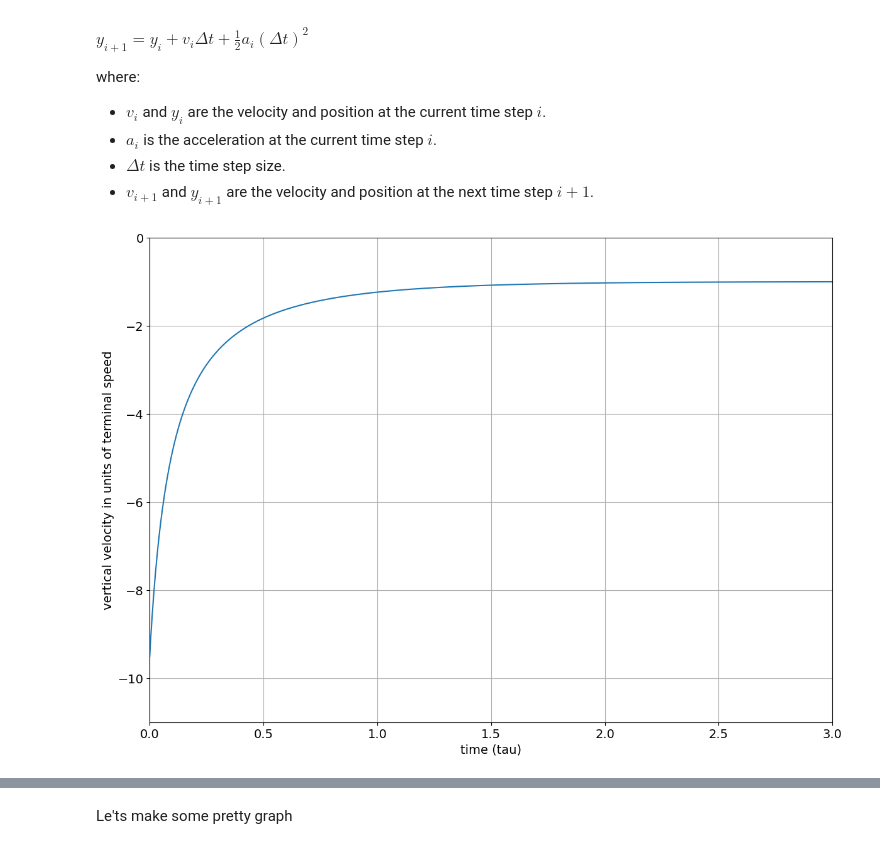
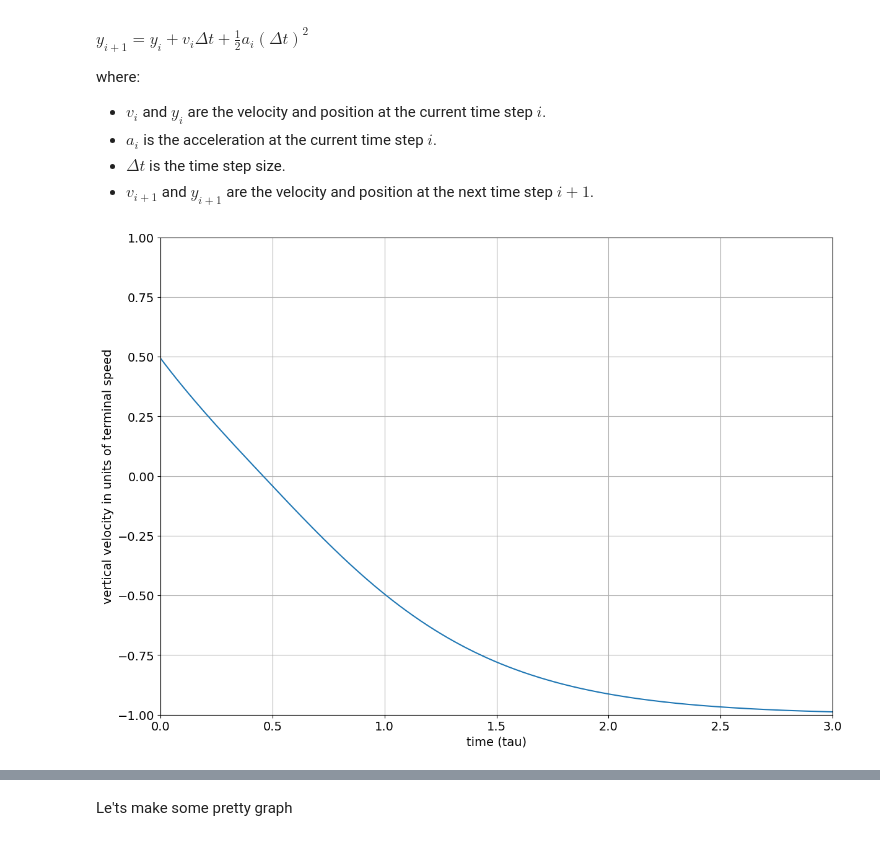
Before and after one commit to veillette/jupyterNotebooks, a Jupyter notebook: Classical Mechanics/Quadratic Drag for Vertical Motion.ipynb, the cells around one changed output, grey strips where cells are left out. Drawn from its saved outputs; the diff is of its cells as text; code cells hidden in the pictures.

```diff
--- a/Classical Mechanics/Quadratic Drag for Vertical Motion.ipynb
+++ b/Classical Mechanics/Quadratic Drag for Vertical Motion.ipynb
@@ -63,7 +63,7 @@ dt = tmax/numberOfSteps  # Time step size (delta t)
 timeRange = np.linspace(0, tmax, numberOfSteps)  # Create array of time values
 
 # INITIAL CONDITIONS
-v = -10.0  # Initial velocity in units of terminal speed (negative = downward)
+v = 0.5  # Initial velocity in units of terminal speed (negative = downward)
 y = 0      # Initial vertical position (starting point)
 
 # DATA STORAGE ARRAYS
@@ -91,14 +91,14 @@ for t in timeRange:
 # %%
 # plot the solution
 plt.plot(timeRange,vs)
 plt.ylabel('vertical velocity in units of terminal speed')
 plt.xlabel('time (tau)')
 plt.grid()
-plt.axis([0,3,-11,0])
+plt.axis([0,3,-1,1])
 plt.savefig('velocity.png')
 plt.show()
 # %% [output]
-[figure, old version]
+[figure, new version]
 # %%
 # plot the solution
 plt.plot(timeRange,ys)
```
Also changed, not shown: parts of 13 cells of this notebook.
